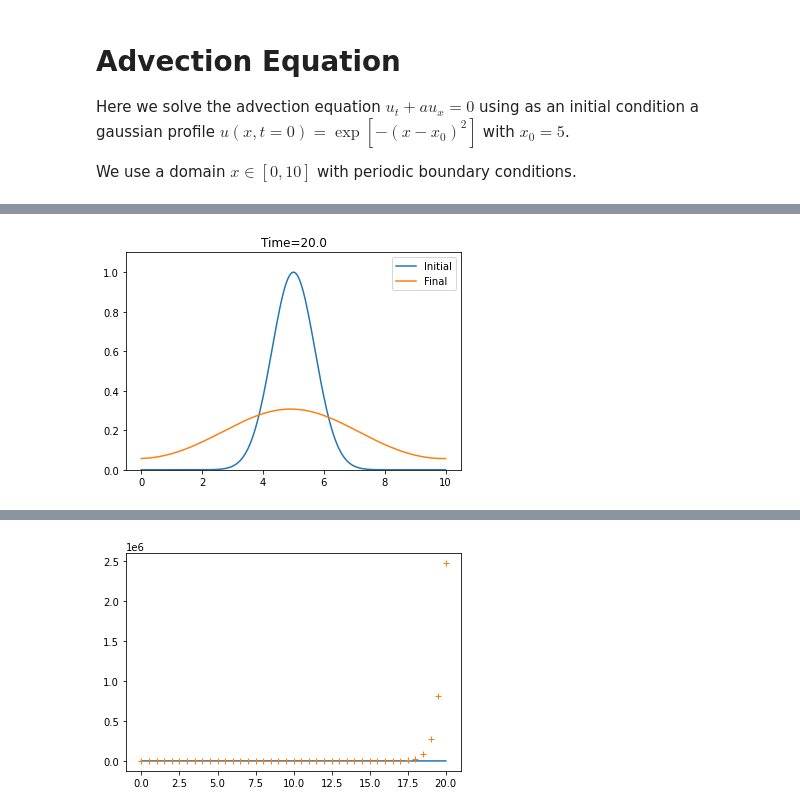
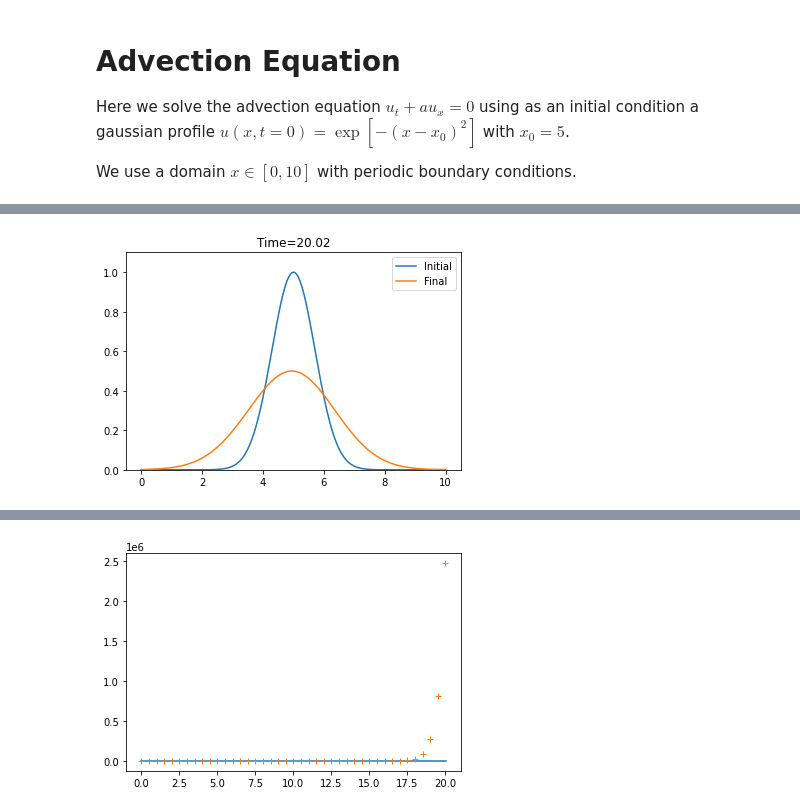
Before and after one commit to malvibellotti/numerical_rel, a Jupyter notebook: Advection/Advection_equation_LAX-FRIEDRICHS.ipynb, the cells around one changed output, grey strips where cells are left out. Cells and saved outputs as stored; diff of their text form; code cells hidden in the pictures.

Commit message:
comparison

```diff
--- a/Advection/Advection_equation_LAX-FRIEDRICHS.ipynb
+++ b/Advection/Advection_equation_LAX-FRIEDRICHS.ipynb
@@ -25,7 +25,7 @@ x = np.linspace(0, L, nx)
 ##print(x,'\n',dx) #just a check
 
 # Define the time step and the final time
-cf = 0.2 # ----> aumentandolo si abbassa di più...
+cf = 0.5 # ----> aumentandolo si abbassa di più...
 dt = cf*dx/a   # Time step
 t_final = 20.0
 
@@ -109,13 +125,19 @@ file.close()
 # %%
 # Plot the final solution
 plt.plot(x, u_initial, label='Initial')
 plt.plot(x, u_current, label='Final')
 plt.title('Time='+str(round(t,2)))
 plt.ylim(0,1.1)
 plt.legend()
 plt.show()
+
+solutions_comparison = open("comparison.txt", "a")
+
+solutions_comparison.write("lax-friedrichs: " + str(u_initial) + str(u_current) + "\n")
+
+solutions_comparison.close()
 # %% [output]
-[figure, old version]
+[figure, new version]
 # %%
 # set the directory where your images are stored
 directory = "./images_LAX/"
```
Also changed, not shown: parts of 4 cells of this notebook, 3 other files.
